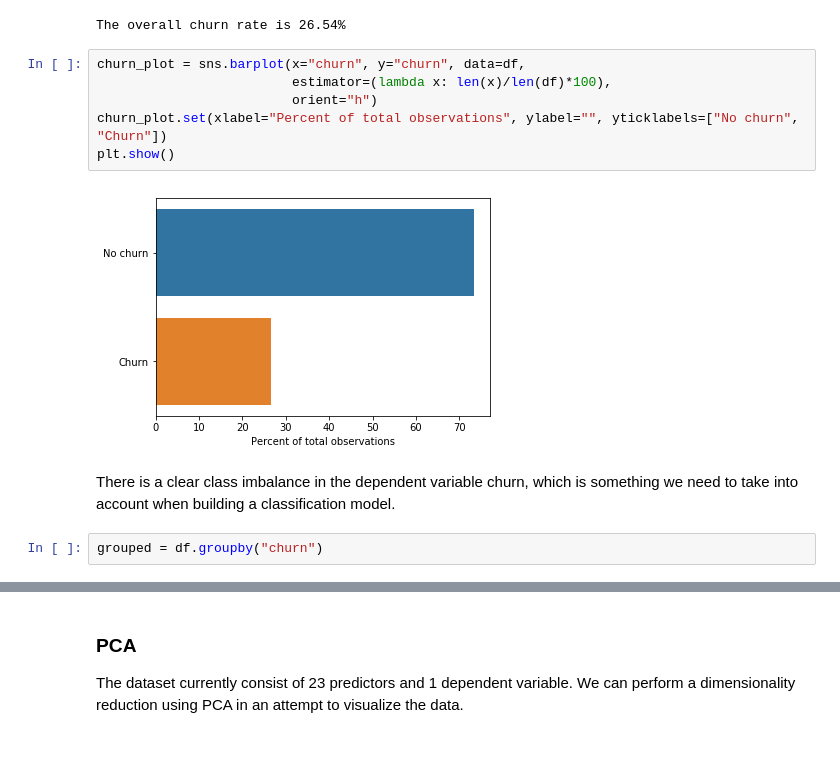
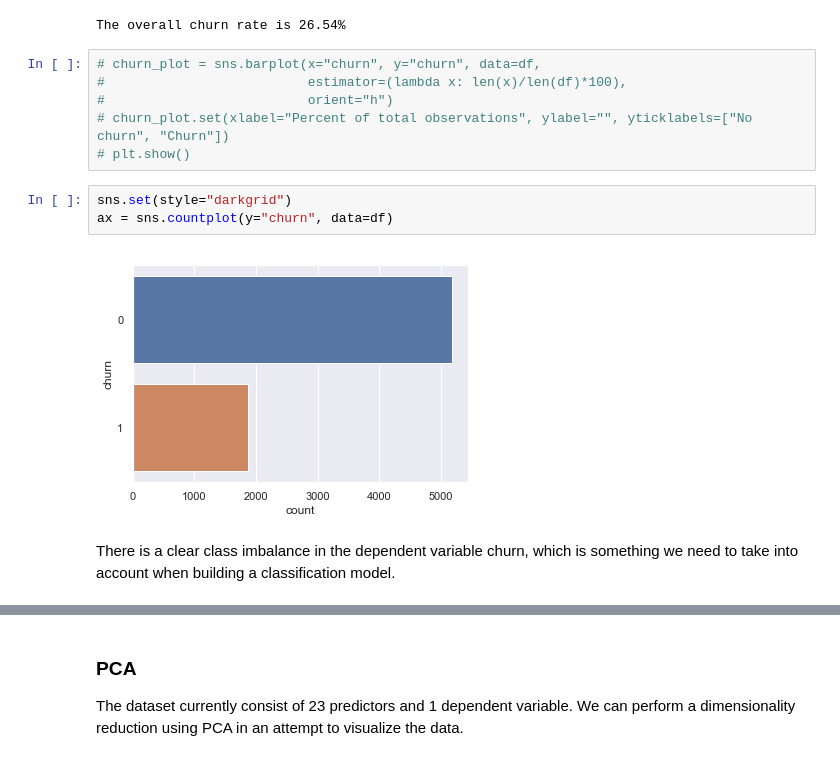
Before and after one commit to akshaysundar3/telco_prediction, a Jupyter notebook: eda_preproc.ipynb, the cells around one changed output, grey strips where cells are left out. Cells and saved outputs as stored; diff of their text form.

```diff
--- a/eda_preproc.ipynb
+++ b/eda_preproc.ipynb
@@ -284,14 +284,15 @@ print("The overall churn rate is {:.2f}%".format(churn_rate))
 # %% [output]
 The overall churn rate is 26.54%
 # %%
-churn_plot = sns.barplot(x="churn", y="churn", data=df,
-                         estimator=(lambda x: len(x)/len(df)*100),
-                         orient="h")
-churn_plot.set(xlabel="Percent of total observations", ylabel="", yticklabels=["No churn", "Churn"])
-plt.show()
+# churn_plot = sns.barplot(x="churn", y="churn", data=df,
+#                          estimator=(lambda x: len(x)/len(df)*100),
+#                          orient="h")
+# churn_plot.set(xlabel="Percent of total observations", ylabel="", yticklabels=["No churn", "Churn"])
+# plt.show()
-# %% [output]
-[figure, removed]
+# %%
+sns.set(style="darkgrid")
+ax = sns.countplot(y="churn", data=df)
+# %% [output]
+[figure, added]
 # %% [markdown]
 There is a clear class imbalance in the dependent variable churn, which is something we need to take into account when building a classification model.
-# %%
-grouped = df.groupby("churn")
```
Also changed, not shown: parts of 12 cells of this notebook, 2 other files.
